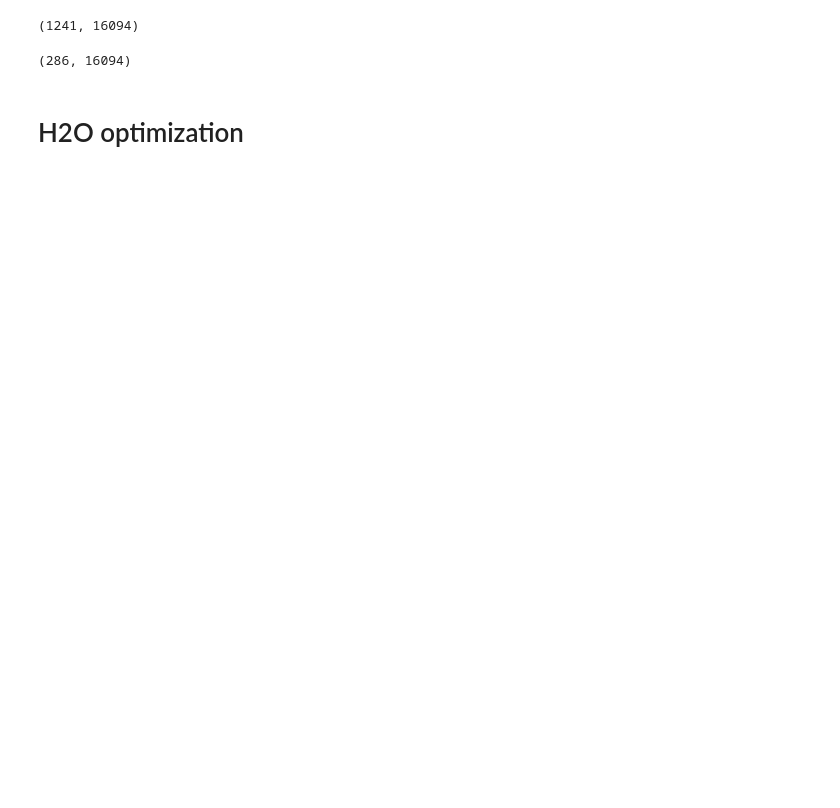
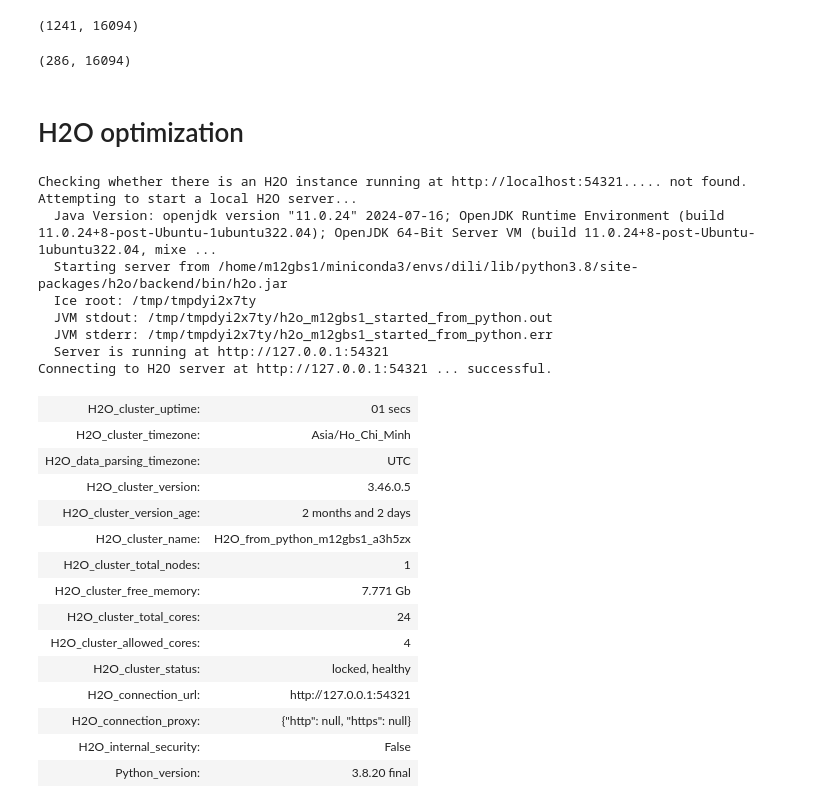
Before and after one commit to ongxuanhong/dili-drug-liver-interaction, a Jupyter notebook: 06.2_h2o.ipynb, the cells around one changed output. Cells and saved outputs as stored; diff of their text form; code cells hidden in the pictures; blank space fills up the shorter version.

```diff
--- a/06.2_h2o.ipynb
+++ b/06.2_h2o.ipynb
@@ -38,21 +39,47 @@ X_train, X_test, y_train, y_test = train_test_split(
 # %% [markdown]
 # H2O optimization
 # %%
-# Initialize H2O cluster
-h2o.init()
+# Set the number of cores (e.g., 4 cores)
+os.environ['OPENBLAS_NUM_THREADS'] = '4'  # Limits to 4 cores
+h2o.init(nthreads=4)  # Use 4 cores in H2O
 
 # Convert y_train and y_test to Pandas Series if they are not already
 y_train = pd.Series(y_train, name="label")
 y_test = pd.Series(y_test, name="label")
 
 # Convert data to H2O frame
 train = h2o.H2OFrame(pd.concat([X_train, y_train], axis=1))
 test = h2o.H2OFrame(pd.concat([X_test, y_test], axis=1))
 
 # Define the AutoML settings
 aml = H2OAutoML(
     max_runtime_secs=3600, stopping_metric="AUC", seed=42  # Optimize for AUC
 )
 
 # Train the model
 aml.train(y="label", training_frame=train)
+# %% [output]
+Checking whether there is an H2O instance running at http://localhost:54321..... not found.
+Attempting to start a local H2O server...
+  Java Version: openjdk version "11.0.24" 2024-07-16; OpenJDK Runtime Environment (build 11.0.24+8-post-Ubuntu-1ubuntu322.04); OpenJDK 64-Bit Server VM (build 11.0.24+8-post-Ubuntu-1ubuntu322.04, mixe ...
+  Starting server from /home/m12gbs1/miniconda3/envs/dili/lib/python3.8/site-packages/h2o/backend/bin/h2o.jar
+  Ice root: /tmp/tmpdyi2x7ty
+  JVM stdout: /tmp/tmpdyi2x7ty/h2o_m12gbs1_started_from_python.out
+  JVM stderr: /tmp/tmpdyi2x7ty/h2o_m12gbs1_started_from_python.err
+  Server is running at http://127.0.0.1:54321
+Connecting to H2O server at http://127.0.0.1:54321 ... successful.
+| H2O_cluster_uptime: | 01 secs |
+| H2O_cluster_timezone: | Asia/Ho_Chi_Minh |
+| H2O_data_parsing_timezone: | UTC |
+| H2O_cluster_version: | 3.46.0.5 |
+| H2O_cluster_version_age: | 2 months and 2 days |
+| H2O_cluster_name: | H2O_from_python_m12gbs1_a3h5zx |
+| H2O_cluster_total_nodes: | 1 |
+| H2O_cluster_free_memory: | 7.771 Gb |
+| H2O_cluster_total_cores: | 24 |
+| H2O_cluster_allowed_cores: | 4 |
+| H2O_cluster_status: | locked, healthy |
+| H2O_connection_url: | http://127.0.0.1:54321 |
+| H2O_connection_proxy: | {"http": null, "https": null} |
+| H2O_internal_security: | False |
+| Python_version: | 3.8.20 final |
```
Also changed, not shown: parts of 3 cells of this notebook, 2 other files.
